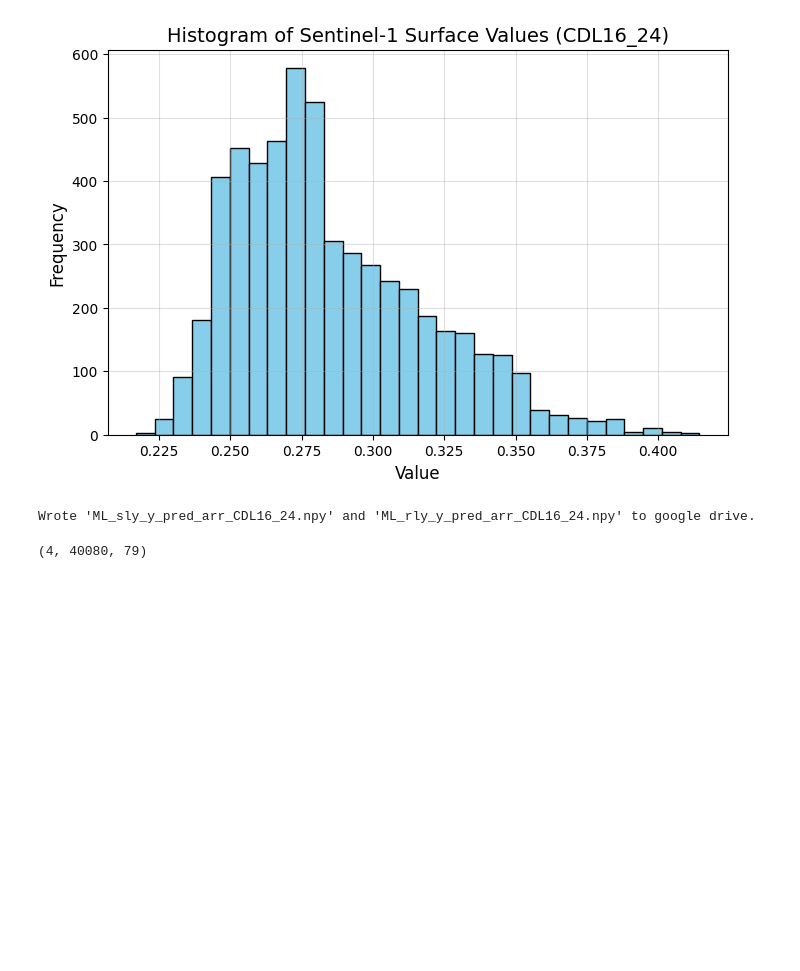
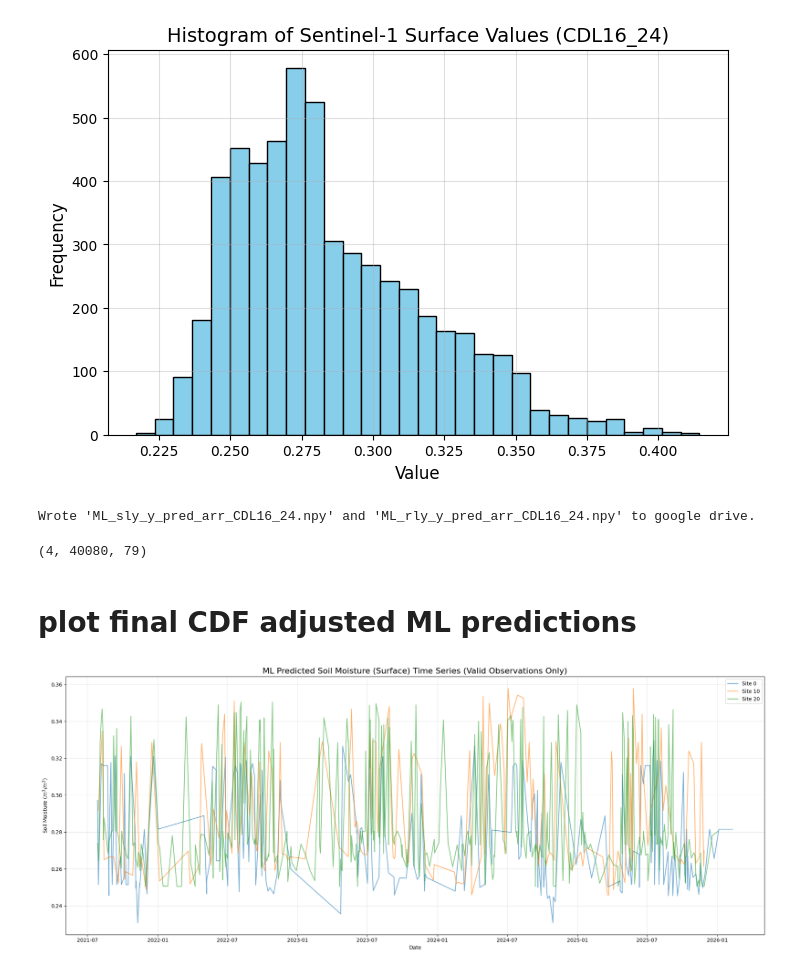
Before and after one commit to ilmcconnell/HRSM, a Jupyter notebook: HRSM_MAPPING_ML_pipeline_multiplePoints.ipynb, the cells around one changed output. Saved outputs shown, nothing was run; the diff lists cells and outputs as text; code cells hidden in the pictures; blank space fills up the shorter version.

Commit message:
run multiple points ipynb end to end, plot results

```diff
--- a/HRSM_MAPPING_ML_pipeline_multiplePoints.ipynb
+++ b/HRSM_MAPPING_ML_pipeline_multiplePoints.ipynb
@@ -2681,7 +2681,44 @@ np.save(gdrive_data_dir / "ML_rly_y_pred_arr_CDL16_24.npy", ML_rly_y_pred_arr)
 print(f"Wrote 'ML_sly_y_pred_arr_CDL16_24.npy' and 'ML_rly_y_pred_arr_CDL16_24.npy' to google drive.")
 # %% [output]
 Wrote 'ML_sly_y_pred_arr_CDL16_24.npy' and 'ML_rly_y_pred_arr_CDL16_24.npy' to google drive.
-# %%
-ML_sly_y_pred_arr.shape
-# %% [output]
-(4, 40080, 79)
+# %%
+# first dim is satellite/model: 0: ML1, 1: ML2, 2: ML3, 3: valid mask
+ML_sly_y_pred_arr.shape  # (4, 40080, 79)
+# %% [output]
+(4, 40080, 79)
+# %% [markdown]
+# plot final CDF adjusted ML predictions
+# %%
+import matplotlib.pyplot as plt
+import numpy as np
+
+# ML_sly_y_pred_arr shape: (model/mask, time, site)
+# Dim 0 index 3 is the combined valid prediction (CDF matched)
+predictions = ML_sly_y_pred_arr[3, :, :]
+
+plt.figure(figsize=(20, 8))
+
+# Plot a few sample sites (e.g., indices 0, 10, 20)
+sample_sites = [0, 10, 20]
+for site_idx in sample_sites:
+    # Get valid indices for this site
+    valid_mask = ~np.isnan(predictions[:, site_idx])
+
+    if np.any(valid_mask):
+        plt.plot(
+            np.array(datetime_list)[valid_mask],
+            predictions[valid_mask, site_idx],
+            label=f'Site {site_idx}',
+            # s=10,
+            # alpha=0.6
+        )
+
+plt.title('ML Predicted Soil Moisture (Surface) Time Series (Valid Observations Only)', fontsize=16)
+plt.xlabel('Date')
+plt.ylabel('Soil Moisture ($m^3/m^3$)')
+plt.legend()
+plt.grid(True, alpha=0.3)
+plt.tight_layout()
+plt.show()
+# %% [output]
+[figure, added]
```
